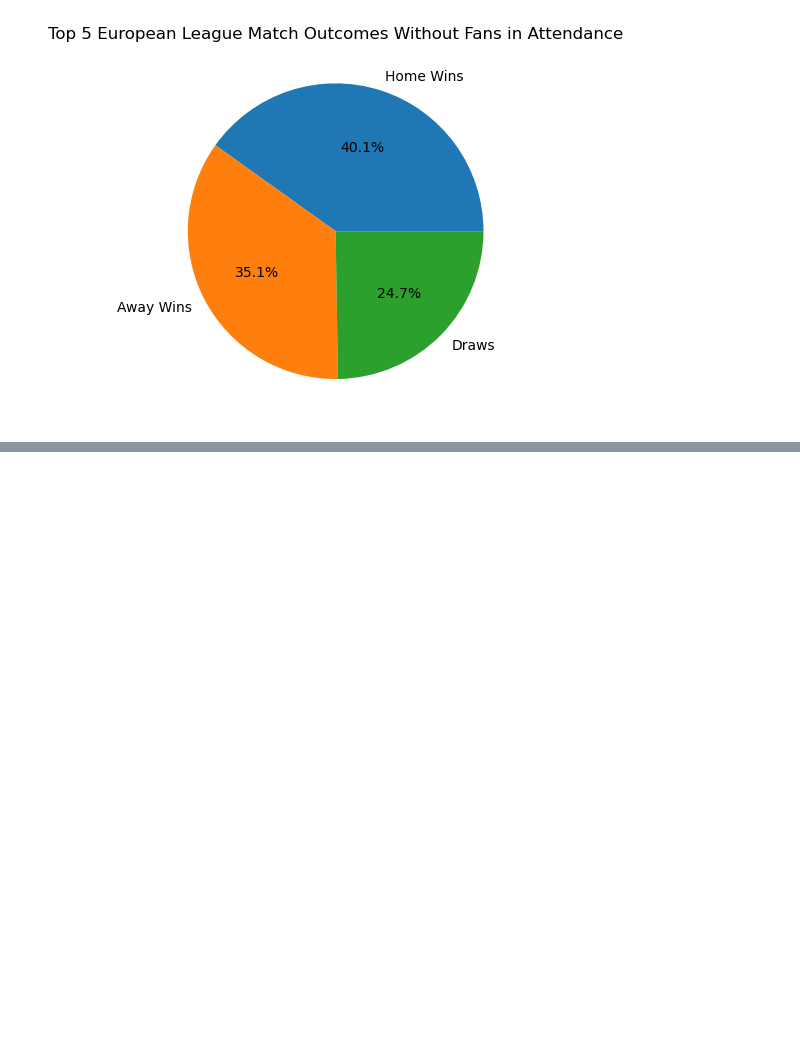
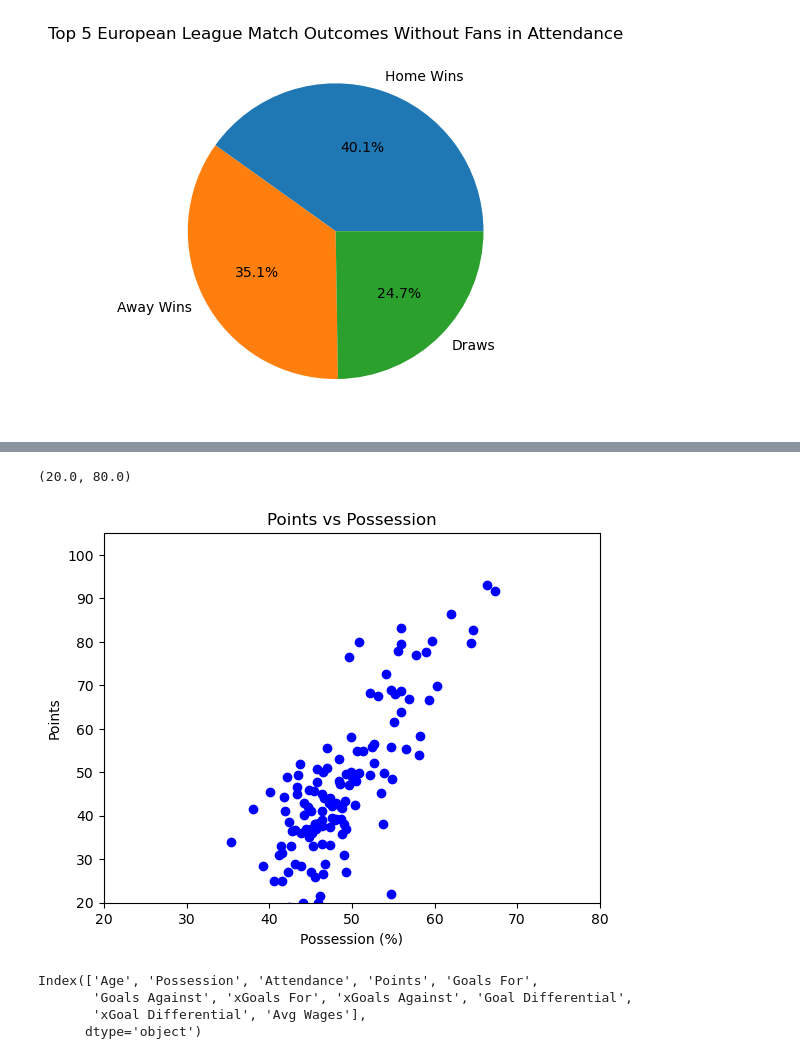
Before and after one commit to GurpreetChugh/Project-Football, a Jupyter notebook: Project_Football_Analysis.ipynb, the cells around one changed output, grey strips where cells are left out. Drawn from its saved outputs; the diff is of its cells as text; code cells hidden in the pictures; blank space fills up the shorter version.

```diff
--- a/Project_Football_Analysis.ipynb
+++ b/Project_Football_Analysis.ipynb
@@ -433,15 +497,18 @@ plt.ylabel('Wages ($)')
 # %%
 # Plot points vs possession
-x_axis = mean_EPL_sum_df["Points"]
-y_axis = mean_EPL_sum_df["Possession"]
+y_axis = mean_sum_df["Points"]
+x_axis = mean_sum_df["Possession"]
 
 fig1, ax1 = plt.subplots()
 plt.title('Points vs Possession')
 plt.scatter(x_axis, y_axis,color="b")
-plt.xlabel('Points')
-plt.ylabel('Possession (%)')
-plt.xlim(20,105)
-plt.ylim(20,80)
+plt.ylabel('Points')
+plt.xlabel('Possession (%)')
+plt.ylim(20,105)
+plt.xlim(20,80)
+# %% [output]
+(20.0, 80.0)
+[figure, added]
 # %%
 # Plot points vs xGoals Scored
 x_axis = mean_EPL_sum_df["Points"]
@@ -580,3 +647,10 @@ plt.title("Points vs Goals Against")
 plt.show()
 
 print(f" r^2 = {round(rvalue**2,2)}")
+# %%
+mean_sum_df.columns
+# %% [output]
+Index(['Age', 'Possession', 'Attendance', 'Points', 'Goals For',
+       'Goals Against', 'xGoals For', 'xGoals Against', 'Goal Differential',
+       'xGoal Differential', 'Avg Wages'],
+      dtype='object')
```
Also changed, not shown: parts of 46 cells of this notebook.
